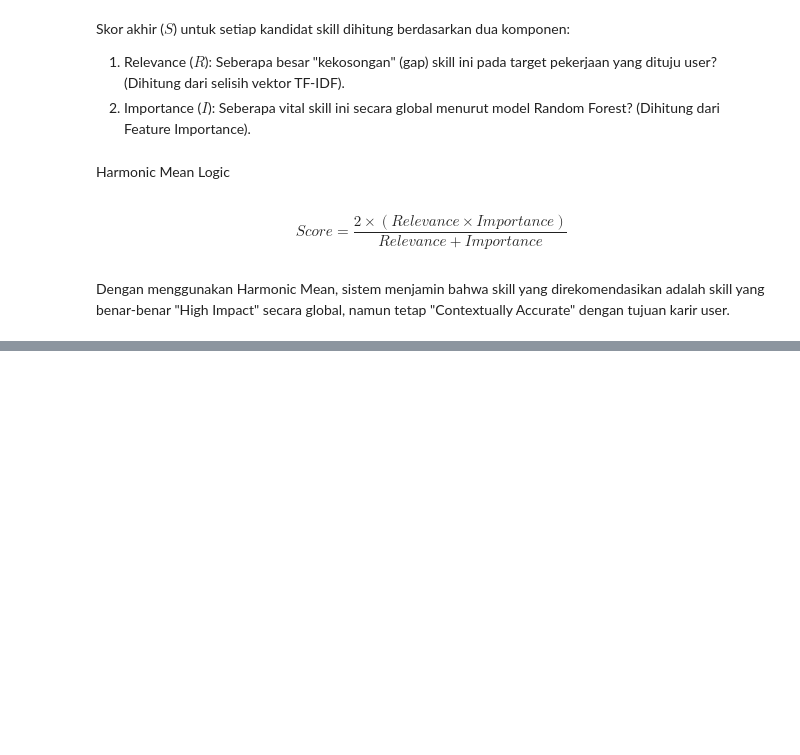
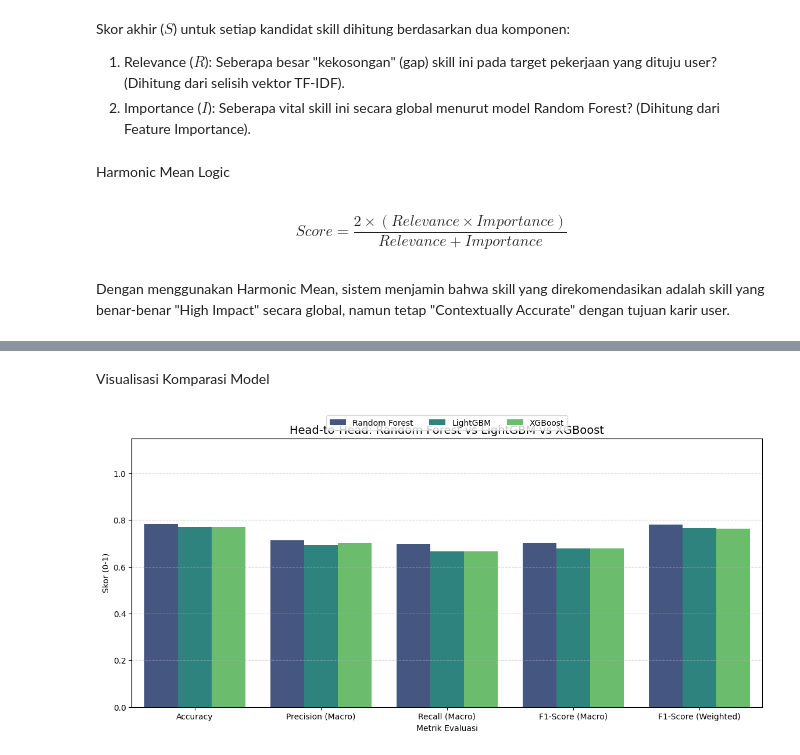
Before and after one commit to muhanangmahrub/Career-Path-Navigator, a Jupyter notebook: notebooks/abrar/notebook.ipynb, the cells around one changed output, grey strips where cells are left out. Cells and saved outputs as stored; diff of their text form; code cells hidden in the pictures; blank space fills up the shorter version.

Commit message:
Update: Implementasi SMOTE, Tuning RF, Model Xgboost, Model lightGBM, dan skill gap inference

```diff
--- a/notebooks/abrar/notebook.ipynb
+++ b/notebooks/abrar/notebook.ipynb
@@ -709,0 +896,13 @@ gap_analyzer = SkillGapModule(tfidf, df_clean, global_importance_dict)
+# %%
+all_metrics = []
+
+# Random Forest (Pakai y_test String)
+# Gunakan rf yang sudah tuning
+model_rf_final = best_rf
+all_metrics.append(get_comprehensive_metrics(model_rf_final, X_test, y_test, "Random Forest"))
+
+# LightGBM
+all_metrics.append(get_comprehensive_metrics(lgbm_model, X_test_enc, y_test_enc, "LightGBM"))
+
+# XGBoost
+all_metrics.append(get_comprehensive_metrics(xgb_model, X_test_enc, y_test_enc, "XGBoost"))
@@ -709,0 +911,7 @@ gap_analyzer = SkillGapModule(tfidf, df_clean, global_importance_dict)
+# %%
+# Tampilkan hasil
+df_comparison = pd.DataFrame(all_metrics).set_index('Model')
+
+print("Perbandingan Metrik")
+# Highlight nilai tertinggi
+display(df_comparison)
@@ -709,0 +925,17 @@ gap_analyzer = SkillGapModule(tfidf, df_clean, global_importance_dict)
+# %% [markdown]
+Visualisasi Komparasi Model
+# %%
+df_plot = df_comparison.reset_index().melt(id_vars='Model', var_name='Metric', value_name='Score')
+
+plt.figure(figsize=(14, 6))
+sns.barplot(data=df_plot, x='Metric', y='Score', hue='Model', palette='viridis')
+
+plt.title('Head-to-Head: Random Forest vs LightGBM vs XGBoost', fontsize=14)
+plt.xlabel('Metrik Evaluasi')
+plt.ylabel('Skor (0-1)')
+plt.ylim(0, 1.15)
+plt.legend(loc='upper center', bbox_to_anchor=(0.5, 1.1), ncol=3)
+plt.grid(axis='y', linestyle='--', alpha=0.5)
+plt.show()
+# %% [output]
+[figure, added]
```
Also changed, not shown: parts of 83 cells of this notebook.
